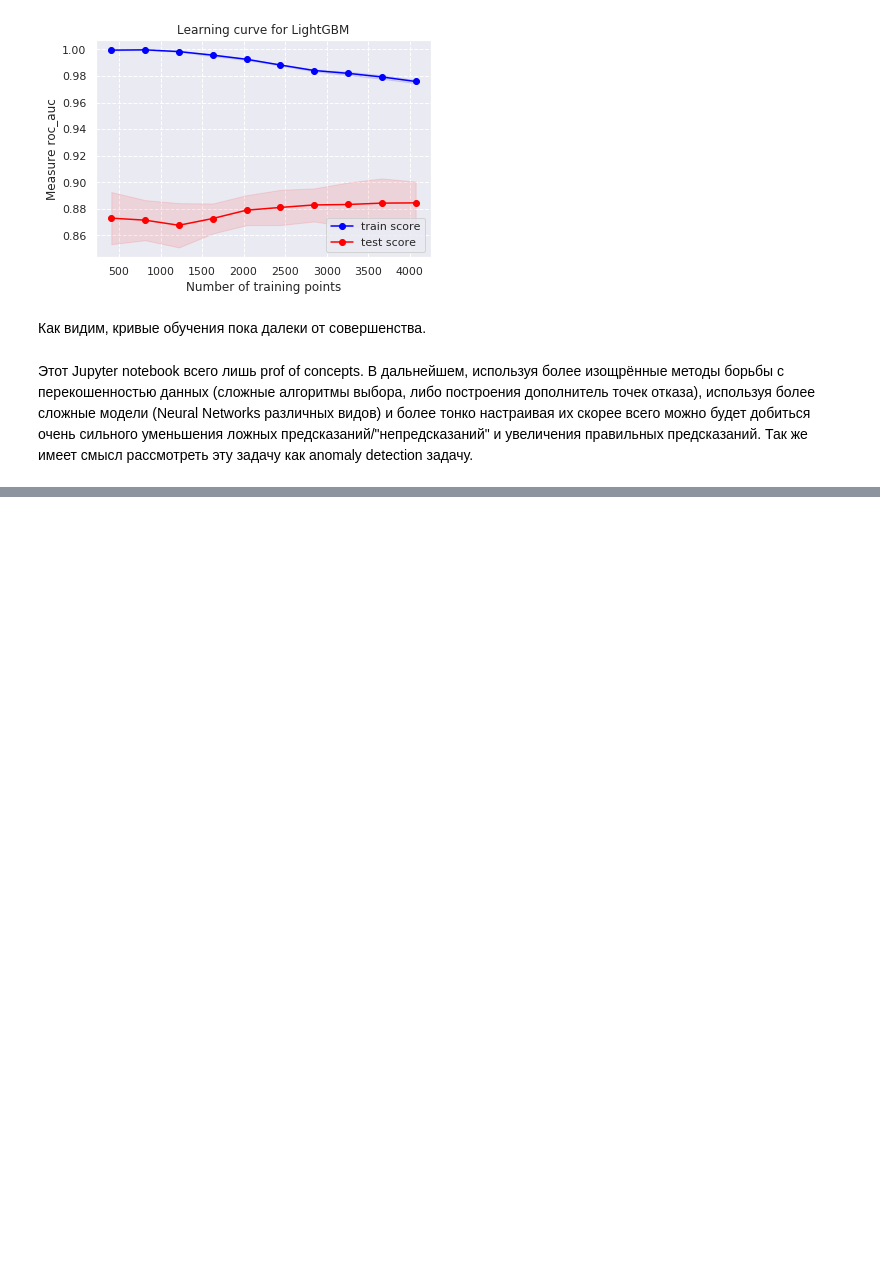
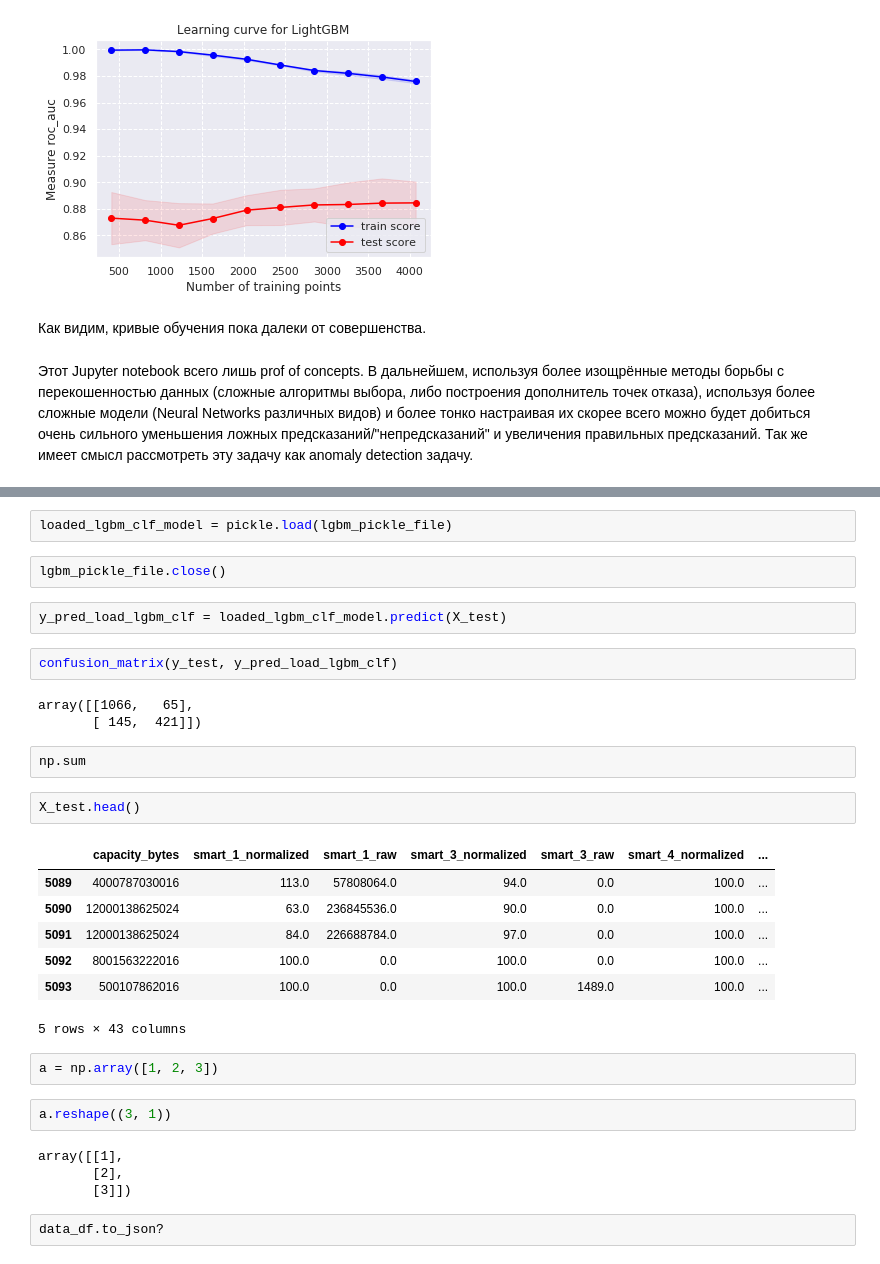
Before and after one commit to contemplat0r/HDD-Failures-Prediction, a Jupyter notebook: hdd-smart-failures-prediction.ipynb, the cells around one changed output, grey strips where cells are left out. Saved outputs shown, nothing was run; the diff lists cells and outputs as text; blank space fills up the shorter version.

```diff
--- a/hdd-smart-failures-prediction.ipynb
+++ b/hdd-smart-failures-prediction.ipynb
@@ -621,0 +933,33 @@ plot_learning_curve(
+# %%
+loaded_lgbm_clf_model = pickle.load(lgbm_pickle_file)
+# %%
+lgbm_pickle_file.close()
+# %%
+y_pred_load_lgbm_clf = loaded_lgbm_clf_model.predict(X_test)
+# %%
+confusion_matrix(y_test, y_pred_load_lgbm_clf)
+# %% [output]
+array([[1066,   65],
+       [ 145,  421]])
+# %%
+np.sum
+# %%
+X_test.head()
+# %% [output]
+|  | capacity_bytes | smart_1_normalized | smart_1_raw | smart_3_normalized | smart_3_raw | smart_4_normalized | ... |
+| 5089 | 4000787030016 | 113.0 | 57808064.0 | 94.0 | 0.0 | 100.0 | ... |
+| 5090 | 12000138625024 | 63.0 | 236845536.0 | 90.0 | 0.0 | 100.0 | ... |
+| 5091 | 12000138625024 | 84.0 | 226688784.0 | 97.0 | 0.0 | 100.0 | ... |
+| 5092 | 8001563222016 | 100.0 | 0.0 | 100.0 | 0.0 | 100.0 | ... |
+| 5093 | 500107862016 | 100.0 | 0.0 | 100.0 | 1489.0 | 100.0 | ... |
+5 rows × 43 columns
+# %%
+a = np.array([1, 2, 3])
+# %%
+a.reshape((3, 1))
+# %% [output]
+array([[1],
+       [2],
+       [3]])
+# %%
+data_df.to_json?
```
Also changed, not shown: parts of 48 cells of this notebook, 5 other files.
